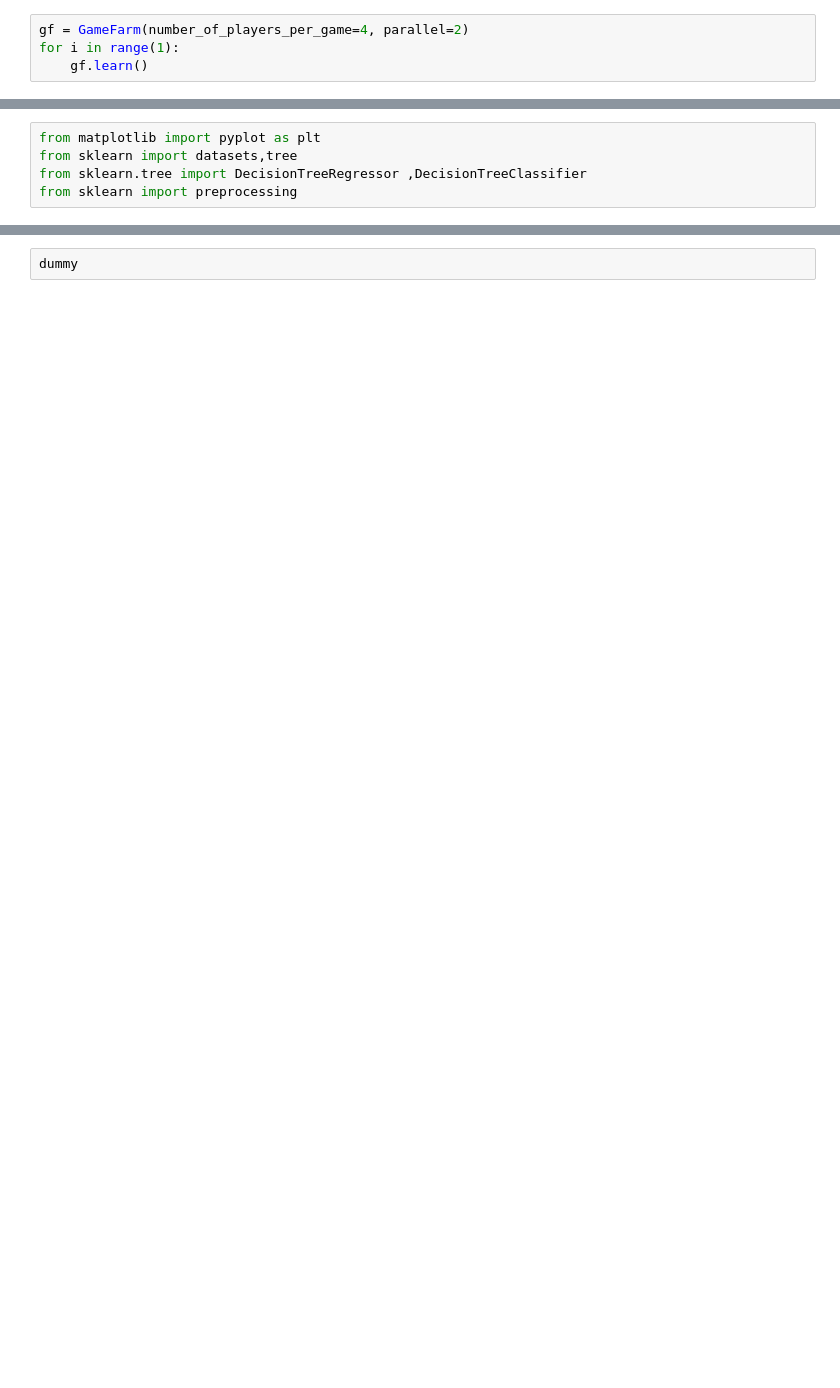
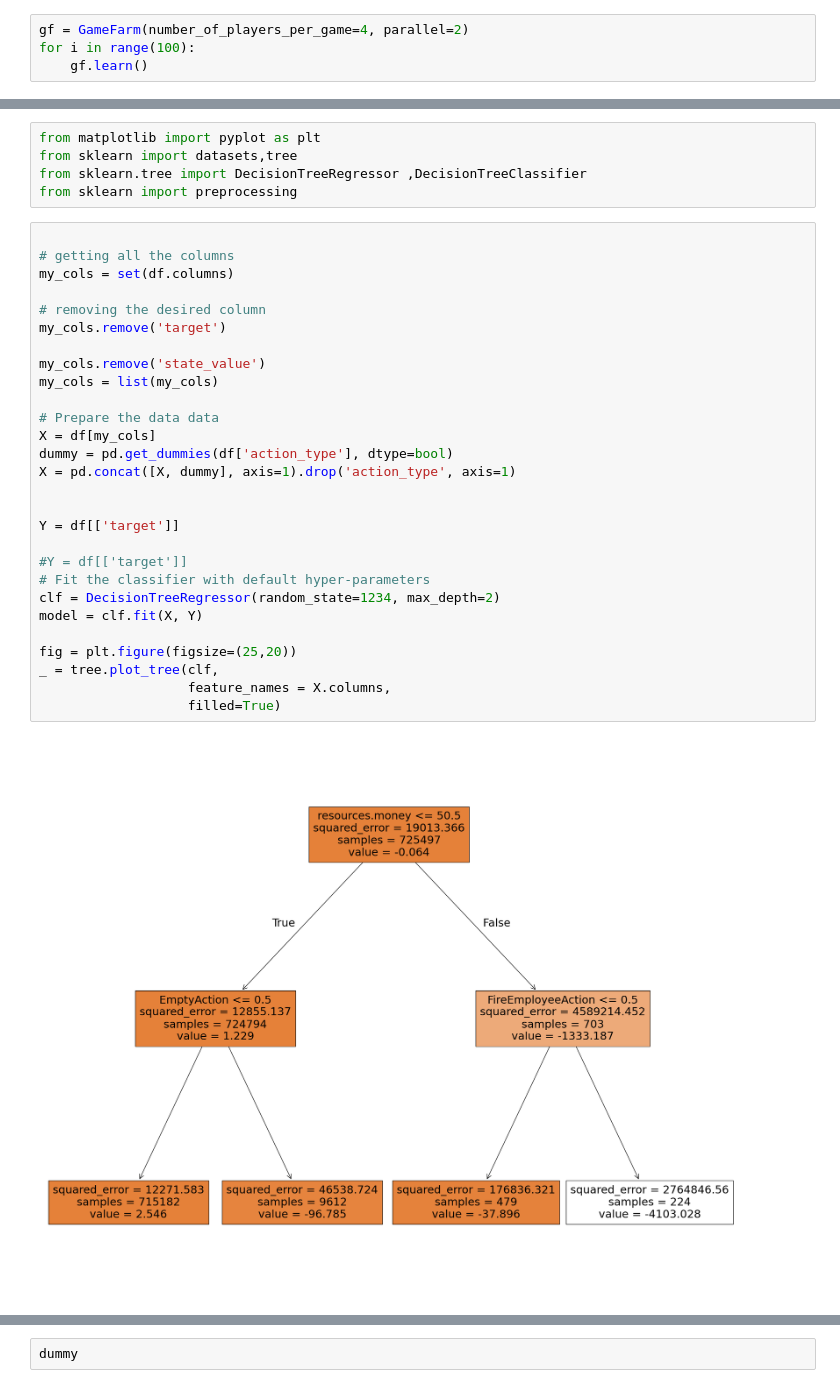
Before and after one commit to iJKos/DataBoardGame, a Jupyter notebook: notebooks/game.ipynb, the cells around one changed output, grey strips where cells are left out. Drawn from its saved outputs; the diff is of its cells as text; blank space fills up the shorter version.

Commit message:
feat(all): action class redesign (#2)
* feat(all): action class redesign

```diff
--- a/notebooks/game.ipynb
+++ b/notebooks/game.ipynb
@@ -6,7 +6,7 @@ import logging
 set_log(logging.ERROR)
 # %%
 gf = GameFarm(number_of_players_per_game=4, parallel=2)
-for i in range(1):
+for i in range(100):
     gf.learn()
 # %%
 res = []
@@ -26,6 +40,36 @@ from matplotlib import pyplot as plt
 from sklearn import datasets,tree
 from sklearn.tree import DecisionTreeRegressor ,DecisionTreeClassifier
 from sklearn import preprocessing
+# %%
+
+# getting all the columns
+my_cols = set(df.columns)
+
+# removing the desired column
+my_cols.remove('target')
+
+my_cols.remove('state_value')
+my_cols = list(my_cols)
+
+# Prepare the data data
+X = df[my_cols]
+dummy = pd.get_dummies(df['action_type'], dtype=bool)
+X = pd.concat([X, dummy], axis=1).drop('action_type', axis=1)
+
+
+Y = df[['target']]
+
+#Y = df[['target']]
+# Fit the classifier with default hyper-parameters
+clf = DecisionTreeRegressor(random_state=1234, max_depth=2)
+model = clf.fit(X, Y)
+
+fig = plt.figure(figsize=(25,20))
+_ = tree.plot_tree(clf,
+                   feature_names = X.columns,
+                   filled=True)
+# %% [output]
+[figure, added]
 # %%
 
 # getting all the columns
```
Also changed, not shown: parts of 3 cells of this notebook, 6 other files.
